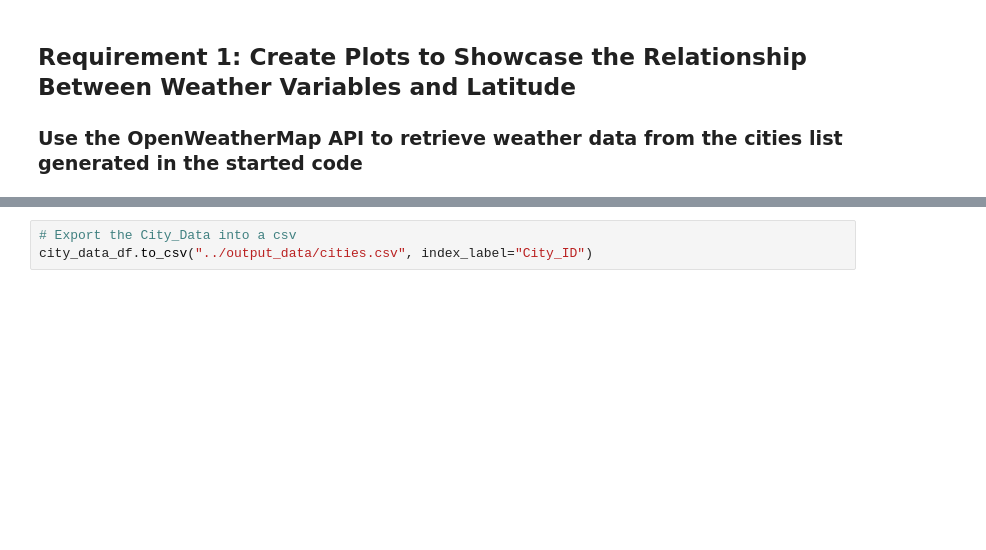
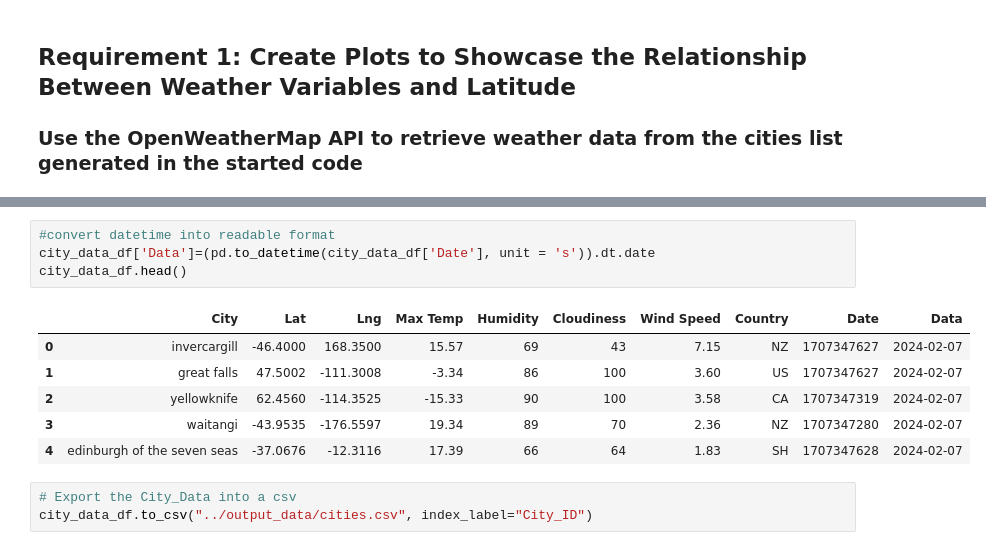
Before and after one commit to jystyn/python-api-challenge, a Jupyter notebook: starter_code/WeatherPy.ipynb, the cells around one changed output, grey strips where cells are left out. Saved outputs shown, nothing was run; the diff lists cells and outputs as text; blank space fills up the shorter version.

```diff
--- a/starter_code/WeatherPy.ipynb
+++ b/starter_code/WeatherPy.ipynb
@@ -168,3 +170,14 @@ city_data_df.head()
+# %%
+#convert datetime into readable format
+city_data_df['Data']=(pd.to_datetime(city_data_df['Date'], unit = 's')).dt.date
+city_data_df.head()
+# %% [output]
+|  | City | Lat | Lng | Max Temp | Humidity | Cloudiness | Wind Speed | Country | Date | Data |
+| 0 | invercargill | -46.4000 | 168.3500 | 15.57 | 69 | 43 | 7.15 | NZ | 1707347627 | 2024-02-07 |
+| 1 | great falls | 47.5002 | -111.3008 | -3.34 | 86 | 100 | 3.60 | US | 1707347627 | 2024-02-07 |
+| 2 | yellowknife | 62.4560 | -114.3525 | -15.33 | 90 | 100 | 3.58 | CA | 1707347319 | 2024-02-07 |
+| 3 | waitangi | -43.9535 | -176.5597 | 19.34 | 89 | 70 | 2.36 | NZ | 1707347280 | 2024-02-07 |
+| 4 | edinburgh of the seven seas | -37.0676 | -12.3116 | 17.39 | 66 | 64 | 1.83 | SH | 1707347628 | 2024-02-07 |
 # %%
 # Export the City_Data into a csv
 city_data_df.to_csv("../output_data/cities.csv", index_label="City_ID")
```
Also changed, not shown: parts of 19 cells of this notebook, 5 other files.
